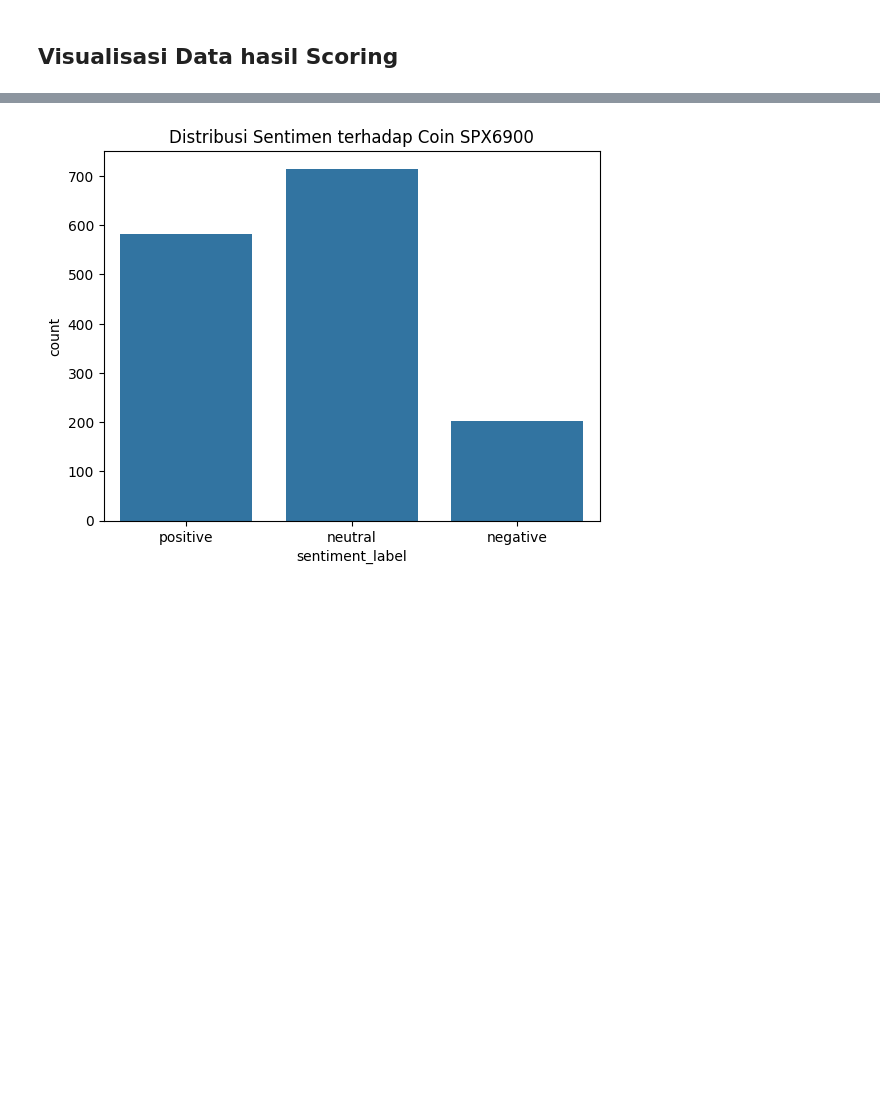
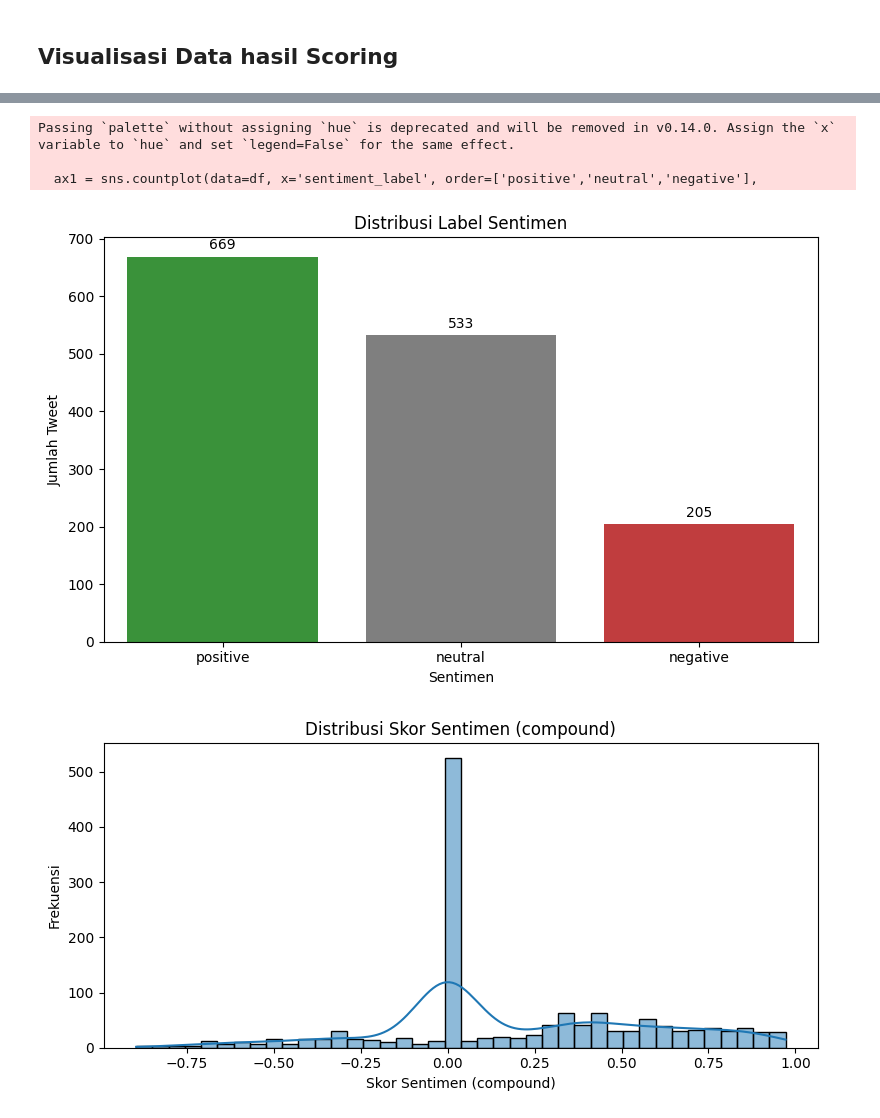
Before and after one commit to anandava/PEMROSESAN-TEXT-SPX6900, a Jupyter notebook: SPX6900-SENTIMENT/case-folding-and-analyzing/main.ipynb, the cells around one changed output, grey strips where cells are left out. Saved outputs shown, nothing was run; the diff lists cells and outputs as text; code cells hidden in the pictures; blank space fills up the shorter version.

Commit message:
update error commit

```diff
--- a/SPX6900-SENTIMENT/case-folding-and-analyzing/main.ipynb
+++ b/SPX6900-SENTIMENT/case-folding-and-analyzing/main.ipynb
@@ -118,15 +295,13 @@ def clean_text_en(text):
     text = re.sub(r'[^\w\s]', ' ', text)         # hapus tanda baca
     text = re.sub(r'(.)\1{2,}', r'\1', text)     # kurangi huruf berulang
     text = re.sub(r'\s+', ' ', text).strip()     # hapus spasi berlebih
+    text = normalisasi_kata(text)                                # Normalisasi slang gaul
+    words = text.split()
+    words = [word for word in words if len(word) > 2]                # Hapus kata dengan panjang kurang dari 3
+    text = ' '.join(words)
+    text = re.sub(r'\s+', ' ', text).strip()                         # Hapus Spasi berlebih
 
-    # tokenisasi
-    tokens = tokenizer.tokenize(text)
-    # hapus stopwords
-    tokens = [w for w in tokens if w not in stop_words]
-    # stemming
-    tokens = [stemmer.stem(w) for w in tokens]
-
-    return " ".join(tokens)
+    return text
 # %% [markdown]
 ## Menampilkan dan mengkomparasi hasil text yang sudah di bersihkan dengan text awal
 # %%
@@ -141,0 +322,4 @@ df[["full_text", "clean_text"]].head()
+# %%
+# Hapus duplikasi
+df.drop_duplicates(subset=['clean_text'], inplace=True)
+print(f"Jumlah data setelah menghapus duplikat: {df.shape[0]}")
@@ -221,10 +503,38 @@ negative    203
 Name: count, dtype: int64
 # %%
 import seaborn as sns
+
 import matplotlib.pyplot as plt
 
-sns.countplot(data=df, x="sentiment_label", order=["positive", "neutral", "negative"])
-plt.title("Distribusi Sentimen terhadap Coin SPX6900")
+# Pastikan kolom tanggal dalam format datetime
+df['created_at_dt'] = pd.to_datetime(df['created_at'], errors='coerce')
+
+# 1) Distribusi label sentimen (count)
+plt.figure(figsize=(8,5))
+ax1 = sns.countplot(data=df, x='sentiment_label', order=['positive','neutral','negative'],
+          palette={'positive':'#2ca02c','neutral':'#7f7f7f','negative':'#d62728'})
+plt.title('Distribusi Label Sentimen')
+plt.xlabel('Sentimen')
+plt.ylabel('Jumlah Tweet')
+# tambahkan anotasi jumlah di atas bar
+for p in ax1.patches:
+  ax1.annotate(format(int(p.get_height()), ','),
+         (p.get_x() + p.get_width() / 2., p.get_height()),
+         ha='center', va='center', xytext=(0, 8), textcoords='offset points')
+plt.tight_layout()
 plt.show()
+
+# 2) Histogram/Distribusi skor sentiment (compound)
+plt.figure(figsize=(8,4))
+sns.histplot(df['sentiment_score'], bins=40, kde=True, color='#1f77b4')
+plt.title('Distribusi Skor Sentimen (compound)')
+plt.xlabel('Skor Sentimen (compound)')
+plt.ylabel('Frekuensi')
+plt.tight_layout()
+plt.show()
 # %% [output]
+Passing `palette` without assigning `hue` is deprecated and will be removed in v0.14.0. Assign the `x` variable to `hue` and set `legend=False` for the same effect.
+
+  ax1 = sns.countplot(data=df, x='sentiment_label', order=['positive','neutral','negative'],
-[figure, old version]
+[figure, new version]
+[figure, added]
```
Also changed, not shown: parts of 13 cells of this notebook.
